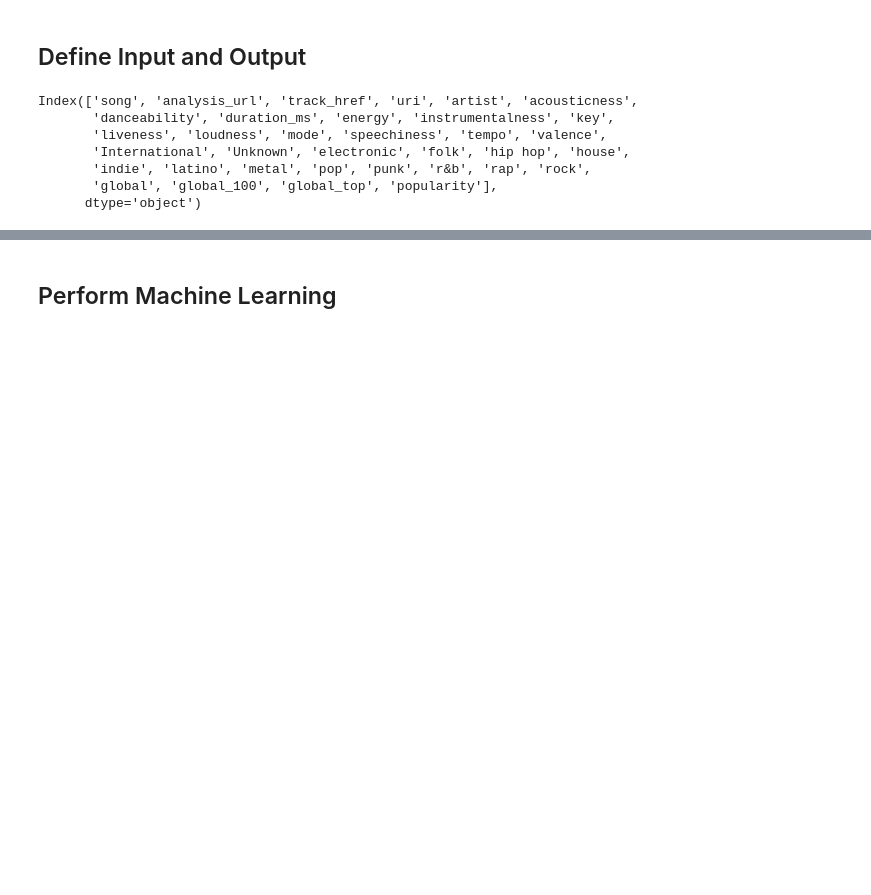
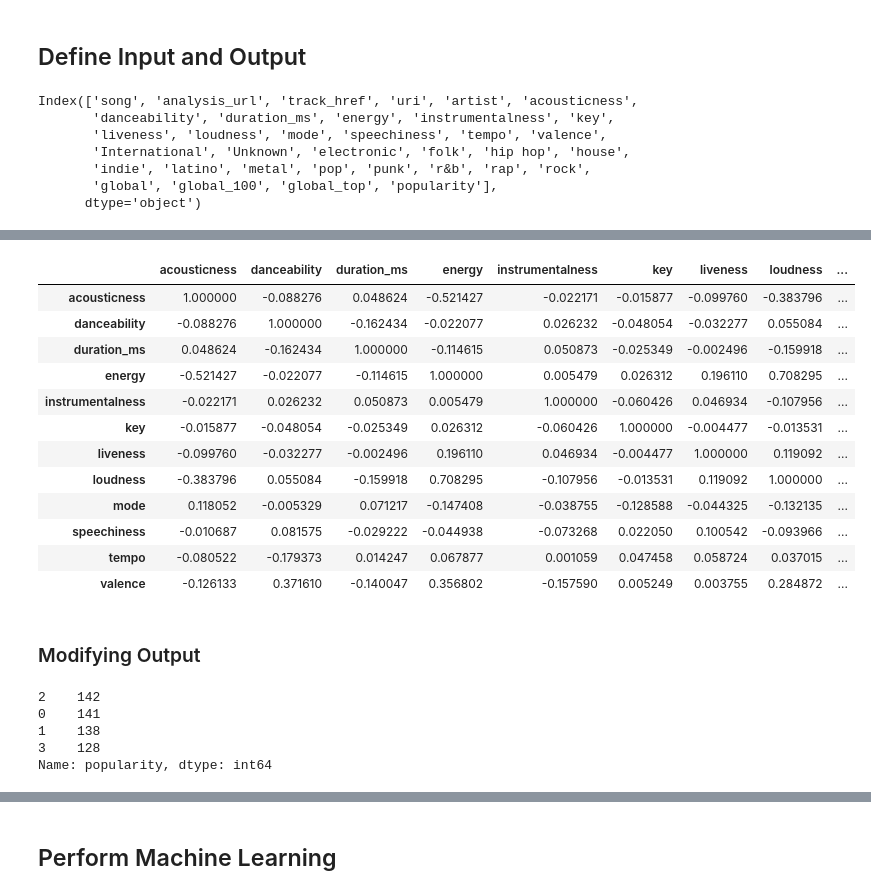
Before and after one commit to liams32/Spotify_Analysis, a Jupyter notebook: ML Models/MLModels_Basic.ipynb, the cells around one changed output, grey strips where cells are left out. Cells and saved outputs as stored; diff of their text form; code cells hidden in the pictures; blank space fills up the shorter version.

```diff
--- a/ML Models/MLModels_Basic.ipynb
+++ b/ML Models/MLModels_Basic.ipynb
@@ -162,0 +179,19 @@ Y.describe()
+# %%
+# Feature Correlation
+X.loc[:,['acousticness',
+       'danceability', 'duration_ms', 'energy', 'instrumentalness', 'key',
+       'liveness', 'loudness', 'mode', 'speechiness', 'tempo', 'valence']].corr()
+# %% [output]
+|  | acousticness | danceability | duration_ms | energy | instrumentalness | key | liveness | loudness | ... |
+| acousticness | 1.000000 | -0.088276 | 0.048624 | -0.521427 | -0.022171 | -0.015877 | -0.099760 | -0.383796 | ... |
+| danceability | -0.088276 | 1.000000 | -0.162434 | -0.022077 | 0.026232 | -0.048054 | -0.032277 | 0.055084 | ... |
+| duration_ms | 0.048624 | -0.162434 | 1.000000 | -0.114615 | 0.050873 | -0.025349 | -0.002496 | -0.159918 | ... |
+| energy | -0.521427 | -0.022077 | -0.114615 | 1.000000 | 0.005479 | 0.026312 | 0.196110 | 0.708295 | ... |
+| instrumentalness | -0.022171 | 0.026232 | 0.050873 | 0.005479 | 1.000000 | -0.060426 | 0.046934 | -0.107956 | ... |
+| key | -0.015877 | -0.048054 | -0.025349 | 0.026312 | -0.060426 | 1.000000 | -0.004477 | -0.013531 | ... |
+| liveness | -0.099760 | -0.032277 | -0.002496 | 0.196110 | 0.046934 | -0.004477 | 1.000000 | 0.119092 | ... |
+| loudness | -0.383796 | 0.055084 | -0.159918 | 0.708295 | -0.107956 | -0.013531 | 0.119092 | 1.000000 | ... |
+| mode | 0.118052 | -0.005329 | 0.071217 | -0.147408 | -0.038755 | -0.128588 | -0.044325 | -0.132135 | ... |
+| speechiness | -0.010687 | 0.081575 | -0.029222 | -0.044938 | -0.073268 | 0.022050 | 0.100542 | -0.093966 | ... |
+| tempo | -0.080522 | -0.179373 | 0.014247 | 0.067877 | 0.001059 | 0.047458 | 0.058724 | 0.037015 | ... |
+| valence | -0.126133 | 0.371610 | -0.140047 | 0.356802 | -0.157590 | 0.005249 | 0.003755 | 0.284872 | ... |
@@ -163,3 +203,17 @@ Y.describe()
+# %% [markdown]
+### Modifying Output
+# %%
+# Devide popularity into 4 quantiles
+Y_popularity = pd.qcut(Y.loc[:, 'popularity'], 4, labels=False)
+Y_popularity.head()
+# Check if balanced data set
+Y_popularity.value_counts()
+# %% [output]
+2    142
+0    141
+1    138
+3    128
+Name: popularity, dtype: int64
 # %%
 # Split in Regression and Classification
 Y_reg = Y.loc[:,'popularity']
```
Also changed, not shown: parts of 34 cells of this notebook.
